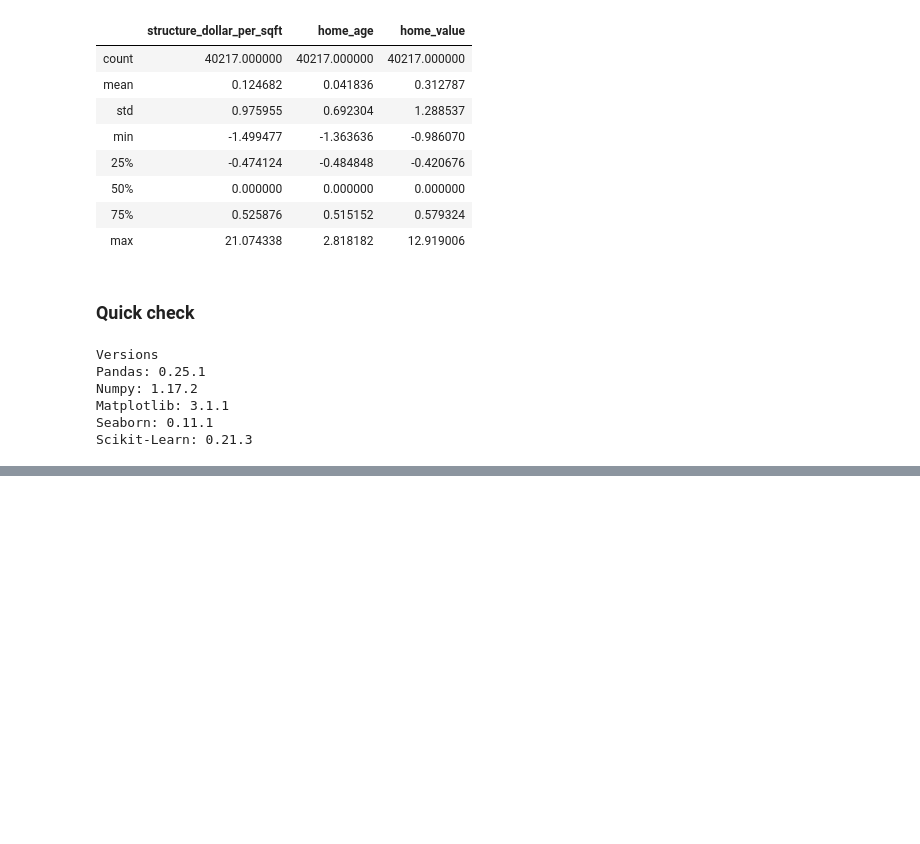
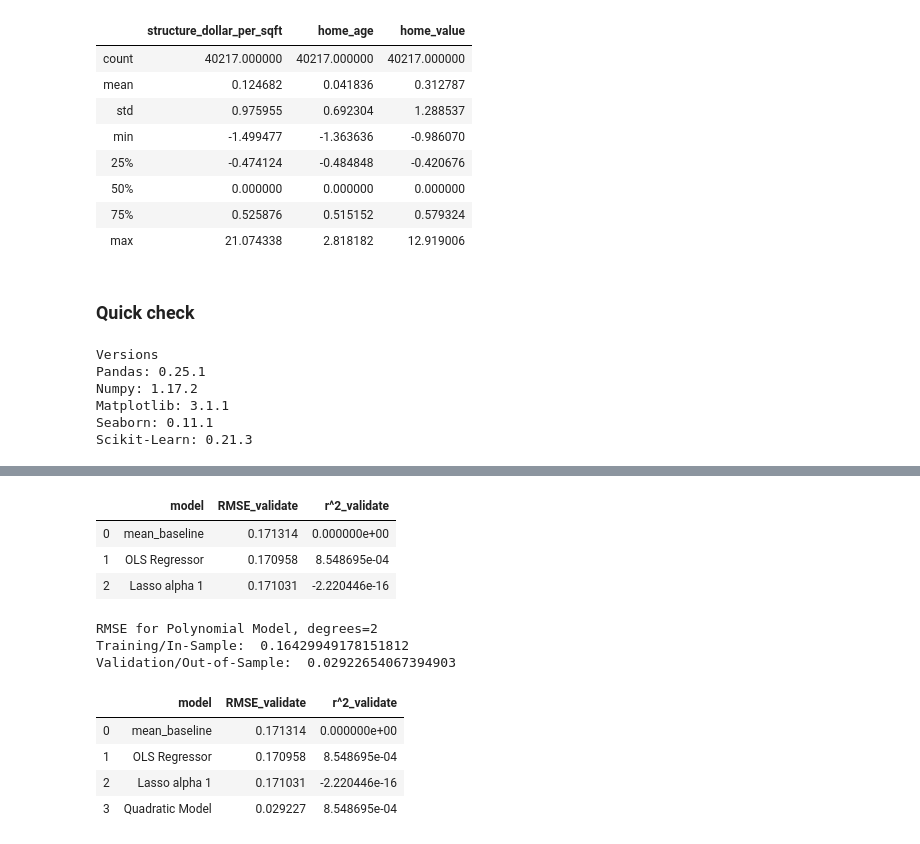
Before and after one commit to SKG-ZillowClusteringProject/zillow_clustering_project, a Jupyter notebook: notebooks/steve.ipynb, the cells around one changed output, grey strips where cells are left out. Cells and saved outputs as stored; diff of their text form; code cells hidden in the pictures; blank space fills up the shorter version.

```diff
--- a/notebooks/steve.ipynb
+++ b/notebooks/steve.ipynb
@@ -467,0 +607,14 @@ Scikit-Learn: 0.21.3
+# %%
+# Add LassoLars to my metric dataframe
+
+metric_df = metric_df.append({
+    'model': 'Lasso alpha 1',
+    'RMSE_validate': rmse_validate,
+    'r^2_validate': explained_variance_score(y_validate.logerror, y_validate.logerror_pred_lars)}, ignore_index=True)
+
+metric_df
+# %% [output]
+|  | model | RMSE_validate | r^2_validate |
+| 0 | mean_baseline | 0.171314 | 0.000000e+00 |
+| 1 | OLS Regressor | 0.170958 | 8.548695e-04 |
+| 2 | Lasso alpha 1 | 0.171031 | -2.220446e-16 |
@@ -467,0 +633,41 @@ Scikit-Learn: 0.21.3
+# %%
+# create the model object
+lm2 = LinearRegression(normalize=True)
+
+# fit the model to our training data. We must specify the column in y_train,
+# since we have converted it to a dataframe from a series!
+lm2.fit(X_train, y_train.logerror)
+
+# predict train
+y_train['logerror_pred_lm2'] = lm2.predict(X_train)
+
+# evaluate: rmse
+rmse_train = mean_squared_error(y_train.logerror, y_train.logerror_pred_lm2) ** (1/2)
+
+# predict validate
+y_validate['logerror_pred_lm2'] = lm2.predict(X_validate)
+
+# evaluate: rmse
+rmse_validate = mean_squared_error(y_validate.logerror, y_validate.logerror_pred_lm2)
+
+print("RMSE for Polynomial Model, degrees=2\nTraining/In-Sample: ", rmse_train,
+      "\nValidation/Out-of-Sample: ", rmse_validate)
+# %% [output]
+RMSE for Polynomial Model, degrees=2
+Training/In-Sample:  0.16429949178151812
+Validation/Out-of-Sample:  0.02922654067394903
+# %%
+# Add Polynomial model to my metric df
+
+metric_df = metric_df.append({
+    'model': 'Quadratic Model',
+    'RMSE_validate': rmse_validate,
+    'r^2_validate': explained_variance_score(y_validate.logerror, y_validate.logerror_pred_lm2)}, ignore_index=True)
+
+metric_df
+# %% [output]
+|  | model | RMSE_validate | r^2_validate |
+| 0 | mean_baseline | 0.171314 | 0.000000e+00 |
+| 1 | OLS Regressor | 0.170958 | 8.548695e-04 |
+| 2 | Lasso alpha 1 | 0.171031 | -2.220446e-16 |
+| 3 | Quadratic Model | 0.029227 | 8.548695e-04 |
```
Also changed, not shown: parts of 12 cells of this notebook.
